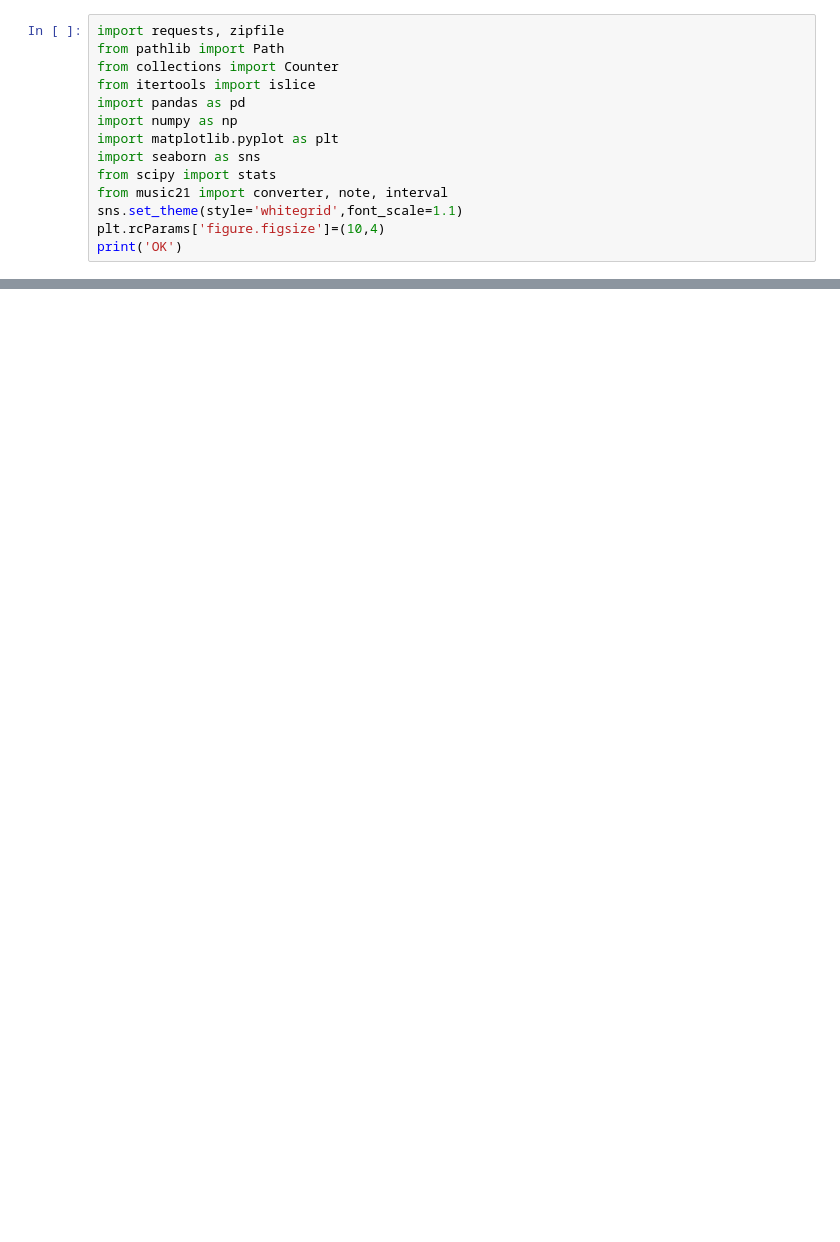
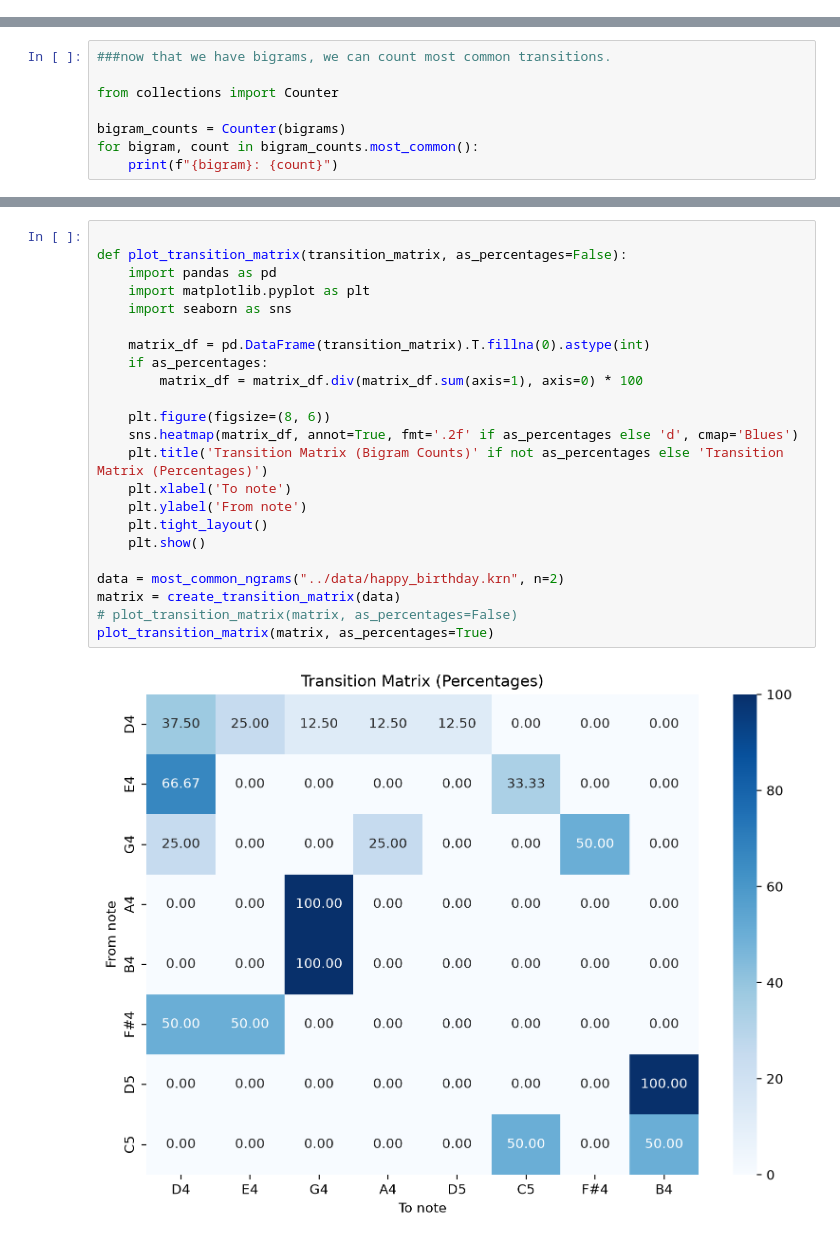
Before and after one commit to shanahdt/huji_summer_class_2026, a Jupyter notebook: notebooks/day2_ngrams.ipynb, the cells around one changed output, grey strips where cells are left out. Saved outputs shown, nothing was run; the diff lists cells and outputs as text; blank space fills up the shorter version.

```diff
--- a/notebooks/day2_ngrams.ipynb
+++ b/notebooks/day2_ngrams.ipynb
@@ -20,14 +0,0 @@ Questions open in a new tab — come back here when you're done.
-# %%
-import requests, zipfile
-from pathlib import Path
-from collections import Counter
-from itertools import islice
-import pandas as pd
-import numpy as np
-import matplotlib.pyplot as plt
-import seaborn as sns
-from scipy import stats
-from music21 import converter, note, interval
-sns.set_theme(style='whitegrid',font_scale=1.1)
-plt.rcParams['figure.figsize']=(10,4)
-print('OK')
@@ -163,0 +111,8 @@ if MODE_A in bigram_counters and MODE_B in bigram_counters:
+# %%
+###now that we have bigrams, we can count most common transitions.
+
+from collections import Counter
+
+bigram_counts = Counter(bigrams)
+for bigram, count in bigram_counts.most_common():
+    print(f"{bigram}: {count}")
@@ -163,0 +256,25 @@ if MODE_A in bigram_counters and MODE_B in bigram_counters:
+# %%
+
+def plot_transition_matrix(transition_matrix, as_percentages=False):
+    import pandas as pd
+    import matplotlib.pyplot as plt
+    import seaborn as sns
+
+    matrix_df = pd.DataFrame(transition_matrix).T.fillna(0).astype(int)
+    if as_percentages:
+        matrix_df = matrix_df.div(matrix_df.sum(axis=1), axis=0) * 100
+
+    plt.figure(figsize=(8, 6))
+    sns.heatmap(matrix_df, annot=True, fmt='.2f' if as_percentages else 'd', cmap='Blues')
+    plt.title('Transition Matrix (Bigram Counts)' if not as_percentages else 'Transition Matrix (Percentages)')
+    plt.xlabel('To note')
+    plt.ylabel('From note')
+    plt.tight_layout()
+    plt.show()
+
+data = most_common_ngrams("../data/happy_birthday.krn", n=2)
+matrix = create_transition_matrix(data)
+# plot_transition_matrix(matrix, as_percentages=False)
+plot_transition_matrix(matrix, as_percentages=True)
+# %% [output]
+[figure, added]
```
Also changed, not shown: parts of 61 cells of this notebook, 2 other files.
